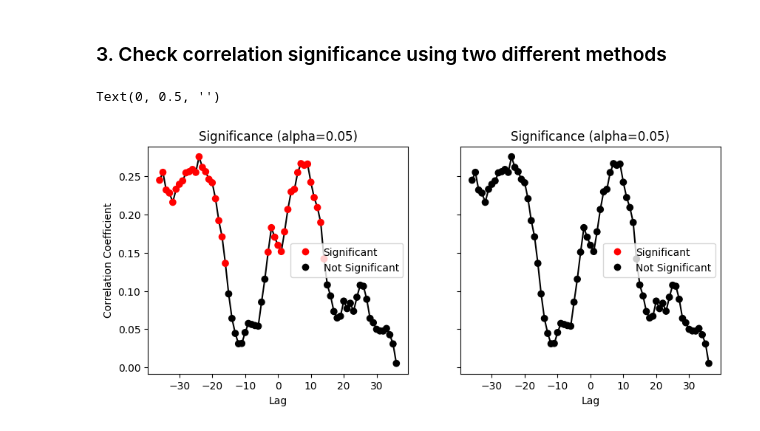
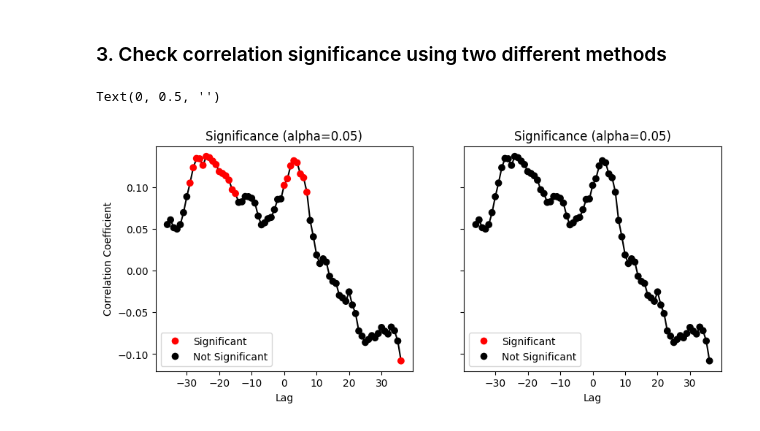
Before and after one commit to anthony-meza/PhaseScrambledCorrelations, a Jupyter notebook: notebooks/AR1_example.ipynb, the cells around one changed output. Drawn from its saved outputs; the diff is of its cells as text; code cells hidden in the pictures.

```diff
--- a/notebooks/AR1_example.ipynb
+++ b/notebooks/AR1_example.ipynb
@@ -5,7 +5,7 @@ from phase_scrambled_corr import *
 # %% [markdown]
 ### 1. Generate AR1 timeseries. These are randomly generated and so they shouldn't be significantly correlated
 # %%
-N = 250               # number of time points
+N = 500               # number of time points
 dt = 1.0              # time step = 1 month
 fs = 1 / dt           # sampling frequenct = 1 / 1 month
 
@@ -15,12 +15,12 @@ rho_y = 0.9
 noise_std = 1.0
 
 # Preallocate arrays
-t, x = AR1_simulate(rho_x, noise_std, 1, N, seed = 42)
-t, y = AR1_simulate(rho_y, noise_std, 1, N, seed = 31)
+ts1 = AR1_process(rho_x, noise_std, 1, N, seed = 42, dt = dt)
+ts2 = AR1_process(rho_y, noise_std, 1, N, seed = 31, dt = dt)
 
 ccf_maxlag = 36
-lags, ccf, gauss_pvals = cross_correlation(x, y, dt=1.0, maxlags=ccf_maxlag)
-lag_max, ccf_max = cross_correlation_maxima(x, y, dt=1.0, maxlags=ccf_maxlag)
+ccf_ds = cross_correlation(ts1, ts2, maxlags=ccf_maxlag)
+lag_max, ccf_max = cross_correlation_maxima(ts1, ts2, maxlags=ccf_maxlag)
 # %% [markdown]
 ### 2. Visualize AR1 timeseries and their cross correlation
 # %%
@@ -63,22 +63,25 @@ def plot_significant_correlations(ax, lags, ccf, pvals, alpha=0.05):
         plt.Line2D([0], [0], marker='o', color='w', label='Not Significant', markerfacecolor='k', markersize=8)
     ], loc='best')
     return ax
+# %%
+#### BOOTSTRAPPED (MONTE CARLO) CCF SIGNIFICANCE #####
+n_iter = 5000 #number of Monte Carlo Iterations
+bccf_ds = bootstrapped_cross_correlation(ts1, ts2, maxlags=ccf_maxlag,
+                                   n_iter = n_iter, return_distributions = False, detrend = True)
 # %%
-#### BOOTSTRAPPED (MONTE CARLO) CCF SIGNIFICANCE #####
-n_iter = 5000 #number of Monte Carlo Iterations
-lags, ccf, bootpvals = bootstrapped_cross_correlation(x, y, dt=dt, maxlags=ccf_maxlag,
-                                   n_iter = n_iter, return_distributions = False, remove_mean = True)
+
+
 #### GAUSSIAN CCF SIGNIFICANCE #####
-lags, ccf, gauss_pvals = cross_correlation(x, y, dt=dt, maxlags=ccf_maxlag)
+ccf_ds = cross_correlation(ts1, ts2, maxlags=ccf_maxlag)
 
 fig, axes = plt.subplots(1, 2, figsize=(10, 4), sharey = True)
 
 axes[0].set_title("Cross Correlation Significance using Gaussian Assumption")
-plot_significant_correlations(axes[0], lags, ccf, gauss_pvals, alpha=0.05)
+plot_significant_correlations(axes[0], ccf_ds["lag"], ccf_ds["cross_correlation"], ccf_ds["cross_correlation_pvalue"], alpha=0.05)
 
 axes[1].set_title("Cross Correlation Significance using Phase Scrambling")
-plot_significant_correlations(axes[1], lags, ccf, bootpvals, alpha=0.05)
+plot_significant_correlations(axes[1], bccf_ds["lag"], bccf_ds["bootstrapped_cross_correlation"], bccf_ds["bootstrapped_cross_correlation_pvalue"], alpha=0.05)
 axes[1].set_ylabel("")
 # %% [output]
 Text(0, 0.5, '')
-[figure, old version]
+[figure, new version]
```
Also changed, not shown: parts of 2 cells of this notebook, 16 other files.
